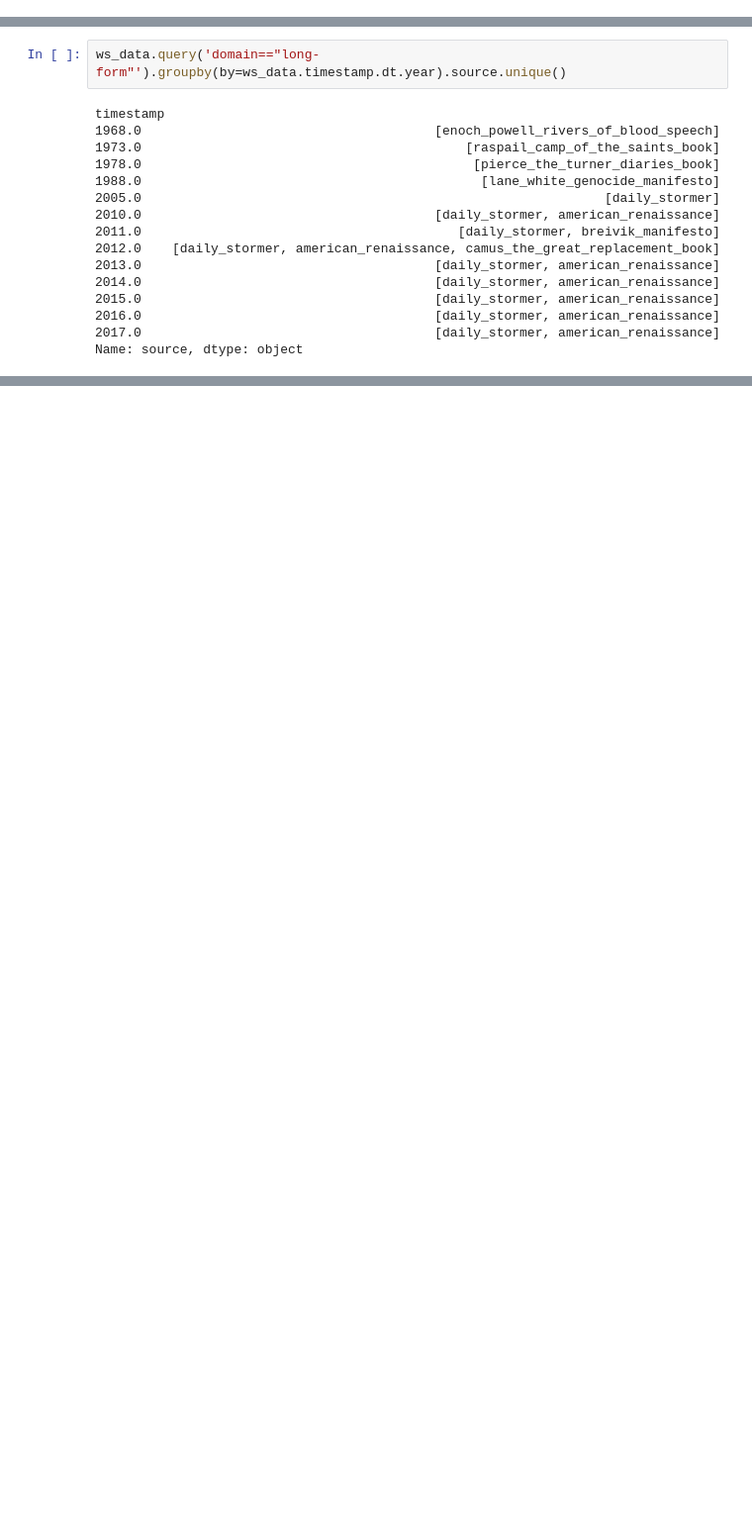
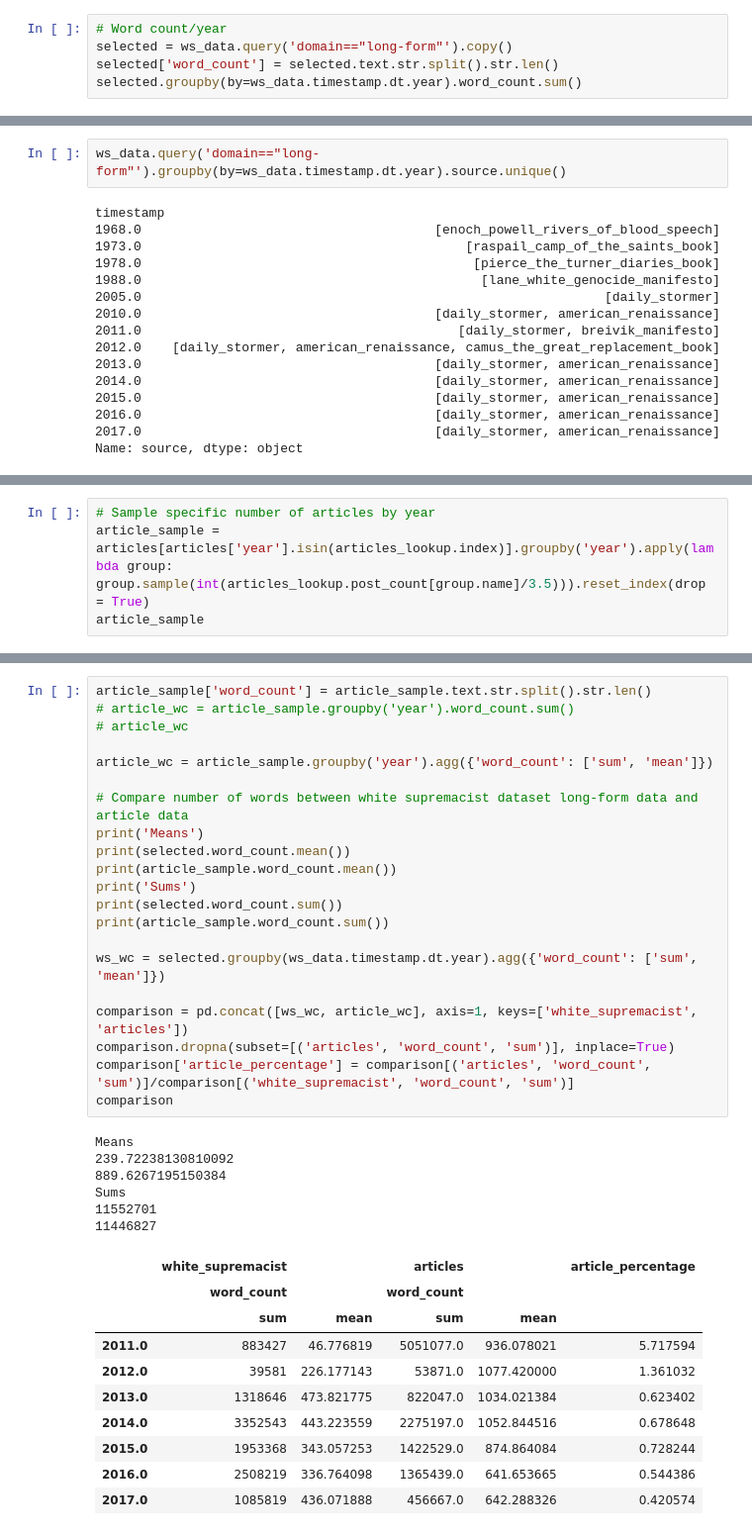
Before and after one commit to michaelmilleryoder/white_supremacist_lang, a Jupyter notebook: jupyter/neutral_data.ipynb, the cells around one changed output, grey strips where cells are left out. Shown at 99% size. Drawn from its saved outputs; the diff is of its cells as text; blank space fills up the shorter version.

```diff
--- a/jupyter/neutral_data.ipynb
+++ b/jupyter/neutral_data.ipynb
@@ -398,0 +400,5 @@ articles_lookup
+# %%
+# Word count/year
+selected = ws_data.query('domain=="long-form"').copy()
+selected['word_count'] = selected.text.str.split().str.len()
+selected.groupby(by=ws_data.timestamp.dt.year).word_count.sum()
@@ -467,0 +533,4 @@ processed[:2]
+# %%
+# Sample specific number of articles by year
+article_sample = articles[articles['year'].isin(articles_lookup.index)].groupby('year').apply(lambda group: group.sample(int(articles_lookup.post_count[group.name]/3.5))).reset_index(drop = True)
+article_sample
@@ -467,0 +551,38 @@ processed[:2]
+# %%
+article_sample['word_count'] = article_sample.text.str.split().str.len()
+# article_wc = article_sample.groupby('year').word_count.sum()
+# article_wc
+
+article_wc = article_sample.groupby('year').agg({'word_count': ['sum', 'mean']})
+
+# Compare number of words between white supremacist dataset long-form data and article data
+print('Means')
+print(selected.word_count.mean())
+print(article_sample.word_count.mean())
+print('Sums')
+print(selected.word_count.sum())
+print(article_sample.word_count.sum())
+
+ws_wc = selected.groupby(ws_data.timestamp.dt.year).agg({'word_count': ['sum', 'mean']})
+
+comparison = pd.concat([ws_wc, article_wc], axis=1, keys=['white_supremacist', 'articles'])
+comparison.dropna(subset=[('articles', 'word_count', 'sum')], inplace=True)
+comparison['article_percentage'] = comparison[('articles', 'word_count', 'sum')]/comparison[('white_supremacist', 'word_count', 'sum')]
+comparison
+# %% [output]
+Means
+239.72238130810092
+889.6267195150384
+Sums
+11552701
+11446827
+|  | white_supremacist |  | articles |  | article_percentage |
+|  | word_count |  | word_count |  |  |
+|  | sum | mean | sum | mean |  |
+| 2011.0 | 883427 | 46.776819 | 5051077.0 | 936.078021 | 5.717594 |
+| 2012.0 | 39581 | 226.177143 | 53871.0 | 1077.420000 | 1.361032 |
+| 2013.0 | 1318646 | 473.821775 | 822047.0 | 1034.021384 | 0.623402 |
+| 2014.0 | 3352543 | 443.223559 | 2275197.0 | 1052.844516 | 0.678648 |
+| 2015.0 | 1953368 | 343.057253 | 1422529.0 | 874.864084 | 0.728244 |
+| 2016.0 | 2508219 | 336.764098 | 1365439.0 | 641.653665 | 0.544386 |
+| 2017.0 | 1085819 | 436.071888 | 456667.0 | 642.288326 | 0.420574 |
```
Also changed, not shown: parts of 12 cells of this notebook, 1 other file.
